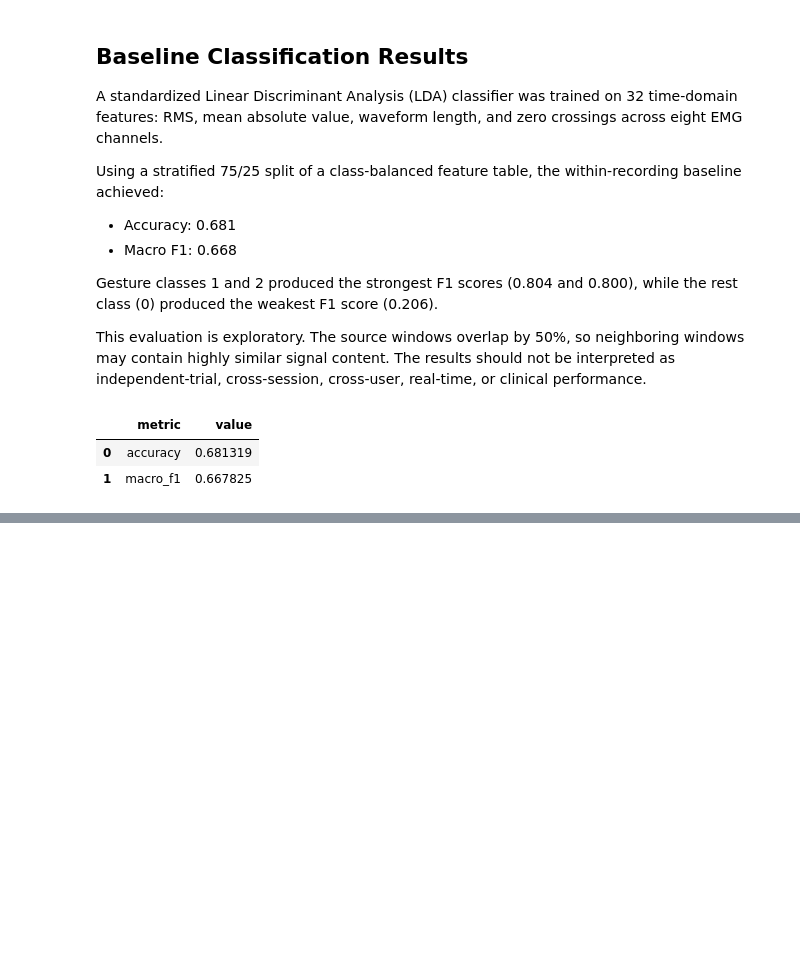
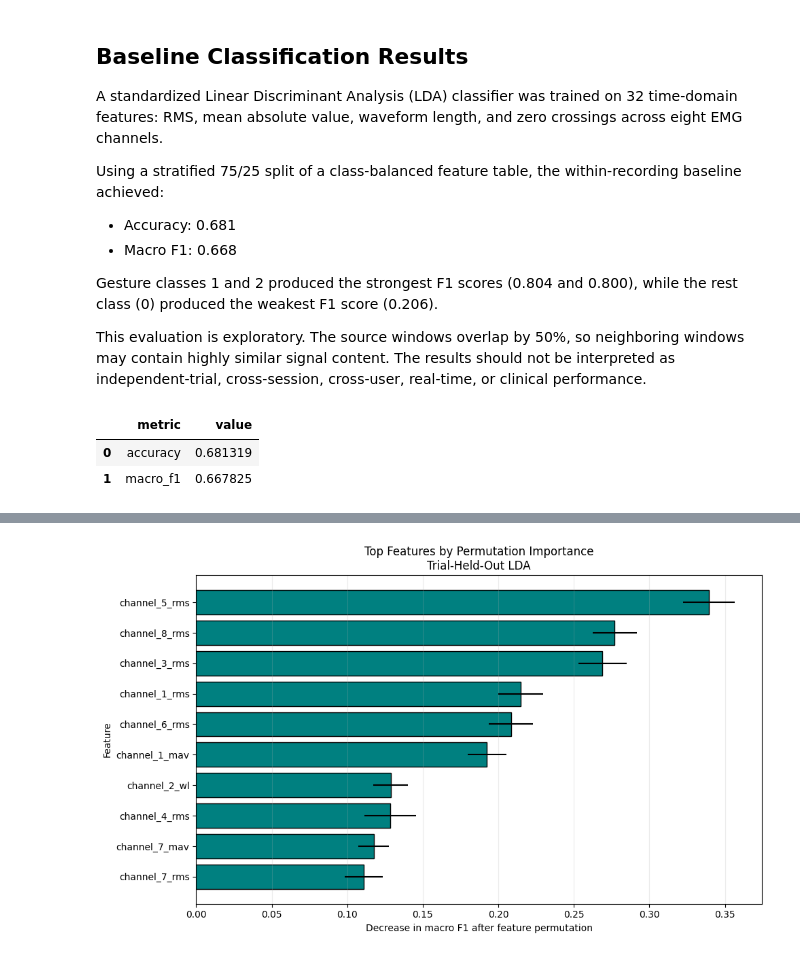
Before and after one commit to JediNoahMio65/emg-gesture-decoding-pipeline, a Jupyter notebook: notebooks/03_extract_emg_features.ipynb, the cells around one changed output, grey strips where cells are left out. Drawn from its saved outputs; the diff is of its cells as text; code cells hidden in the pictures; blank space fills up the shorter version.

```diff
--- a/notebooks/03_extract_emg_features.ipynb
+++ b/notebooks/03_extract_emg_features.ipynb
@@ -372,0 +645,21 @@ display(results_summary)
+# %%
+from sklearn.inspection import permutation_importance
+
+importance_result = permutation_importance(
+    trial_lda_pipeline,
+    X_test_trial,
+    y_test_trial,
+    scoring="f1_macro",
+    n_repeats=30,
+    random_state=42,
+    n_jobs=-1
+)
+
+importance_df = pd.DataFrame({
+    "feature": X_test_trial.columns,
+    "mean_importance": importance_result.importances_mean,
+    "std_importance": importance_result.importances_std
+}).sort_values("mean_importance", ascending=False)
+
+print("Top 10 features by permutation importance:")
+display(importance_df.head(10))
@@ -372,0 +679,21 @@ display(results_summary)
+# %%
+top_features = importance_df.head(10).sort_values("mean_importance")
+
+plt.figure(figsize=(10, 6))
+
+plt.barh(
+    top_features["feature"],
+    top_features["mean_importance"],
+    xerr=top_features["std_importance"],
+    color="teal",
+    edgecolor="black"
+)
+
+plt.title("Top Features by Permutation Importance\nTrial-Held-Out LDA")
+plt.xlabel("Decrease in macro F1 after feature permutation")
+plt.ylabel("Feature")
+plt.grid(axis="x", alpha=0.25)
+plt.tight_layout()
+plt.show()
+# %% [output]
+[figure, added]
```
Also changed, not shown: parts of 13 cells of this notebook.
